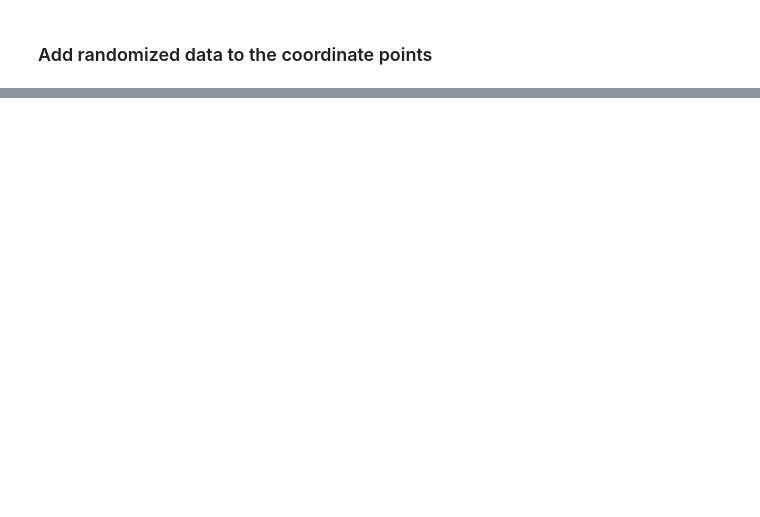
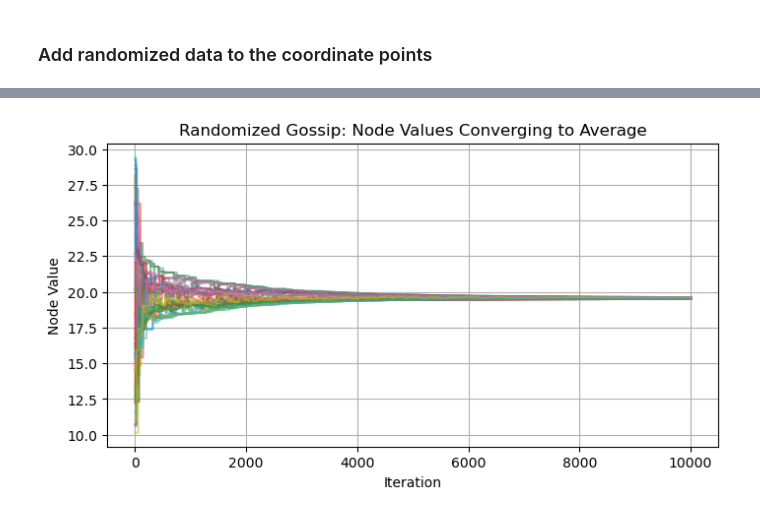
Before and after one commit to JoostJ9/EE4540-Jaspers-Hayaty, a Jupyter notebook: EE4540.ipynb, the cells around one changed output, grey strips where cells are left out. Saved outputs shown, nothing was run; the diff lists cells and outputs as text; code cells hidden in the pictures; blank space fills up the shorter version.

Commit message:
Added randomized gossip algorithm with convergence plot
randomized gossip implemented into the code, convergence is shown

```diff
--- a/EE4540.ipynb
+++ b/EE4540.ipynb
@@ -180,0 +180,50 @@ plt.show()
+# %%
+def randomized_gossip_average(adjacency, values, num_iters=1000, verbose=False):
+    """
+    Runs the randomized gossip algorithm to compute the average of the initial values.
+
+    Parameters:
+        adjacency: (N, N) boolean array, adjacency matrix of the network
+        values: (N,) array, initial values at each node
+        num_iters: int, number of gossip iterations
+        verbose: bool, if True, prints progress
+
+    Returns:
+        history: list of arrays, value at each node after each iteration
+    """
+    N = len(values)
+    x = values.copy()
+    history = [x.copy()]
+    for it in range(num_iters):
+        # Randomly select an edge (i, j) from the adjacency matrix
+        i = np.random.randint(N)
+        neighbors = np.where(adjacency[i])[0]
+        if len(neighbors) == 0:
+            continue  # skip isolated node
+        j = np.random.choice(neighbors)
+        # Both nodes update to their average
+        avg = 0.5 * (x[i] + x[j])
+        x[i] = avg
+        x[j] = avg
+        history.append(x.copy())
+        if verbose and it % 100 == 0:
+            print(f"Iteration {it}: mean={np.mean(x):.4f}, std={np.std(x):.4f}")
+    return history
+
+# Initial values are the random data at each sensor
+initial_values = coords_augmented[:, 2]
+
+# Run the randomized gossip algorithm
+gossip_history = randomized_gossip_average(adjacency, initial_values, num_iters=10000)
+
+# Plot convergence of node values
+plt.figure(figsize=(8, 4))
+for i in range(NUM_SENSORS):
+    plt.plot([x[i] for x in gossip_history], alpha=0.5)
+plt.xlabel('Iteration')
+plt.ylabel('Node Value')
+plt.title('Randomized Gossip: Node Values Converging to Average')
+plt.grid(True)
+plt.show()
+# %% [output]
+[figure, added]
```
Also changed, not shown: parts of 8 cells of this notebook.
